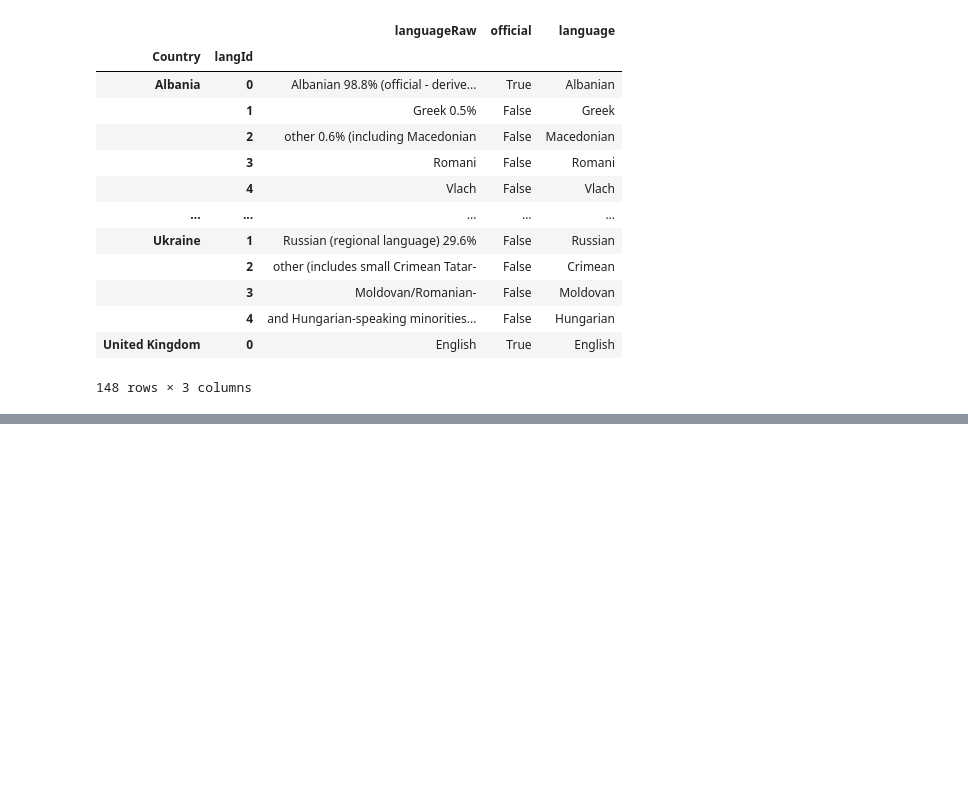
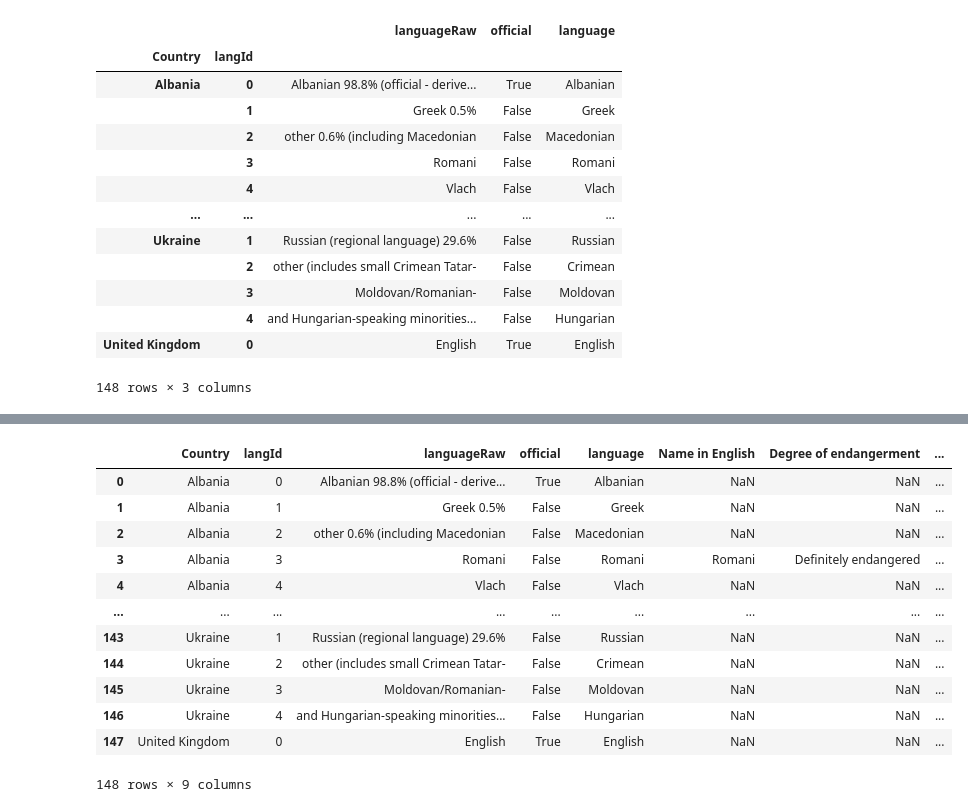
Before and after one commit to Eszti/lang-changes, a Jupyter notebook: notebooks/Alex/ciaFactBook.ipynb, the cells around one changed output, grey strips where cells are left out. Saved outputs shown, nothing was run; the diff lists cells and outputs as text; code cells hidden in the pictures; blank space fills up the shorter version.

```diff
--- a/notebooks/Alex/ciaFactBook.ipynb
+++ b/notebooks/Alex/ciaFactBook.ipynb
@@ -221,11 +142,11 @@ data.sort_values(by = ["Country", "langId"], inplace=True)
 # %%
 # data cleansing
-
 data.drop(("Austria", 5), axis=0, inplace = True)
 data.drop(("Ireland", 3), axis=0, inplace = True)
 data.drop(("Ireland", 4), axis=0, inplace = True)
 data.loc["United Kingdom", "official"] = True
 data.loc[("Albania", 7), "language"] = "Croatian"
+data.loc[("Austria", 7), "language"] = "Burgenland Croatian"
 data
 # %% [output]
 |  |  | languageRaw | official | language |
@@ -245,3 +166,10 @@ data
 # %%
 # save processed data
 data.to_csv(os.path.join(PATH_DATA, "general", "countries_languages_eur.csv"), index=True)
+# %%
+# get endangerment status
+endangered = pd.read_csv("../../data/endangerment/endangered_languages_europe.csv")
+# %%
+# join with endangered_languages_europe.csv
+endangered = endangered[["Name in English", "Degree of endangerment","Endangerment code", "Number of speakers"]]
+endangered.head()
@@ -247,0 +183,21 @@ data.to_csv(os.path.join(PATH_DATA, "general", "countries_languages_eur.csv"), i
+# %%
+# keep index -> back to columns
+data.reset_index(inplace=True)
+dataEndangered = pd.merge(data, endangered, how='left', left_on=['language'], right_on=["Name in English"])
+#data #.head()
+# %%
+dataEndangered
+# %% [output]
+|  | Country | langId | languageRaw | official | language | Name in English | Degree of endangerment | ... |
+| 0 | Albania | 0 | Albanian 98.8% (official - derive... | True | Albanian | NaN | NaN | ... |
+| 1 | Albania | 1 | Greek 0.5% | False | Greek | NaN | NaN | ... |
+| 2 | Albania | 2 | other 0.6% (including Macedonian | False | Macedonian | NaN | NaN | ... |
+| 3 | Albania | 3 | Romani | False | Romani | Romani | Definitely endangered | ... |
+| 4 | Albania | 4 | Vlach | False | Vlach | NaN | NaN | ... |
+| ... | ... | ... | ... | ... | ... | ... | ... | ... |
+| 143 | Ukraine | 1 | Russian (regional language) 29.6% | False | Russian | NaN | NaN | ... |
+| 144 | Ukraine | 2 | other (includes small Crimean Tatar- | False | Crimean | NaN | NaN | ... |
+| 145 | Ukraine | 3 | Moldovan/Romanian- | False | Moldovan | NaN | NaN | ... |
+| 146 | Ukraine | 4 | and Hungarian-speaking minorities... | False | Hungarian | NaN | NaN | ... |
+| 147 | United Kingdom | 0 | English | True | English | NaN | NaN | ... |
+148 rows × 9 columns
```
Also changed, not shown: parts of 21 cells of this notebook.
